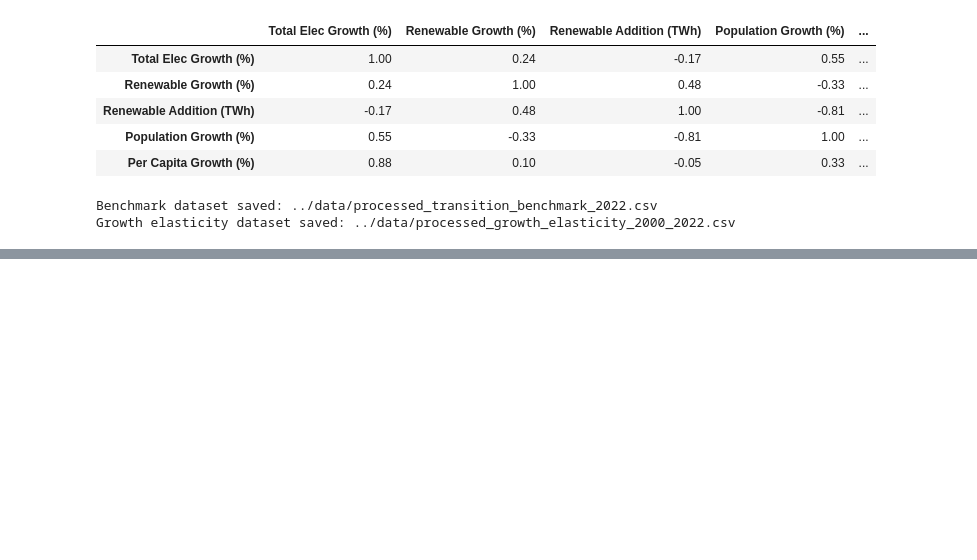
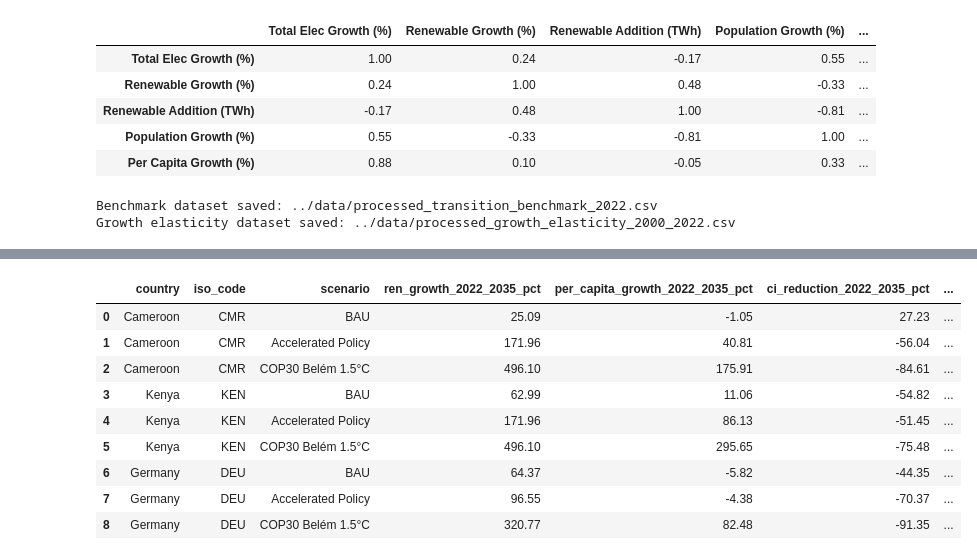
Before and after one commit to ThomasFossi/owid-energy-transition, a Jupyter notebook: notebooks/01_global_energy_transition.ipynb, the cells around one changed output, grey strips where cells are left out. Drawn from its saved outputs; the diff is of its cells as text; code cells hidden in the pictures; blank space fills up the shorter version.

```diff
--- a/notebooks/01_global_energy_transition.ipynb
+++ b/notebooks/01_global_energy_transition.ipynb
@@ -748,0 +969,46 @@ Growth elasticity dataset saved: ../data/processed_growth_elasticity_2000_2022.c
+# %%
+# Projected Access Elasticity & Transition Regime Shift (2022 - 2035)
+
+base_2022_lookup = analysis_df[
+    (analysis_df['iso_code'].isin(target_isos)) &
+    (analysis_df['year'] == 2022)
+].set_index('iso_code')
+
+end_2035 = forecast_df[forecast_df['year'] == 2035].copy()
+
+elasticity_proj = []
+for _, row in end_2035.iterrows():
+    iso = row['iso_code']
+    b_ren = base_2022_lookup.loc[iso, 'renewables_electricity']
+    b_pc  = base_2022_lookup.loc[iso, 'per_capita_electricity']
+    b_ci  = base_2022_lookup.loc[iso, 'carbon_intensity_elec']
+
+    ren_growth_pct = ((row['renewables_twh'] - b_ren) / b_ren) * 100
+    pc_growth_pct  = ((row['per_capita_kwh'] - b_pc) / b_pc) * 100
+    ci_change_pct  = ((row['carbon_intensity'] - b_ci) / b_ci) * 100
+
+    eps_proj = pc_growth_pct / ren_growth_pct if ren_growth_pct != 0 else np.nan
+
+    elasticity_proj.append({
+        'country': row['country'],
+        'iso_code': iso,
+        'scenario': row['scenario'],
+        'ren_growth_2022_2035_pct': round(ren_growth_pct, 2),
+        'per_capita_growth_2022_2035_pct': round(pc_growth_pct, 2),
+        'ci_reduction_2022_2035_pct': round(ci_change_pct, 2),
+        'projected_elasticity_eps': round(eps_proj, 3)
+    })
+
+elasticity_proj_df = pd.DataFrame(elasticity_proj)
+display(elasticity_proj_df)
+# %% [output]
+|  | country | iso_code | scenario | ren_growth_2022_2035_pct | per_capita_growth_2022_2035_pct | ci_reduction_2022_2035_pct | ... |
+| 0 | Cameroon | CMR | BAU | 25.09 | -1.05 | 27.23 | ... |
+| 1 | Cameroon | CMR | Accelerated Policy | 171.96 | 40.81 | -56.04 | ... |
+| 2 | Cameroon | CMR | COP30 Belém 1.5°C | 496.10 | 175.91 | -84.61 | ... |
+| 3 | Kenya | KEN | BAU | 62.99 | 11.06 | -54.82 | ... |
+| 4 | Kenya | KEN | Accelerated Policy | 171.96 | 86.13 | -51.45 | ... |
+| 5 | Kenya | KEN | COP30 Belém 1.5°C | 496.10 | 295.65 | -75.48 | ... |
+| 6 | Germany | DEU | BAU | 64.37 | -5.82 | -44.35 | ... |
+| 7 | Germany | DEU | Accelerated Policy | 96.55 | -4.38 | -70.37 | ... |
+| 8 | Germany | DEU | COP30 Belém 1.5°C | 320.77 | 82.48 | -91.35 | ... |
```
Also changed, not shown: parts of 2 cells of this notebook, 2 other files.
